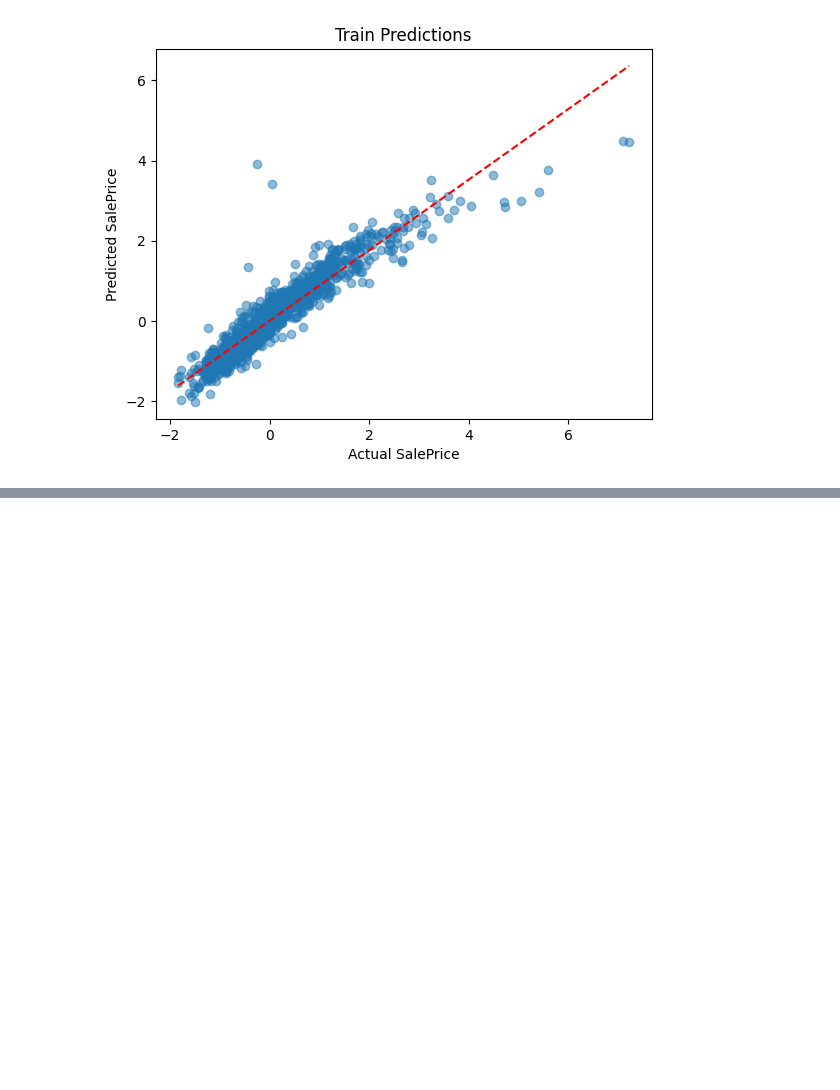
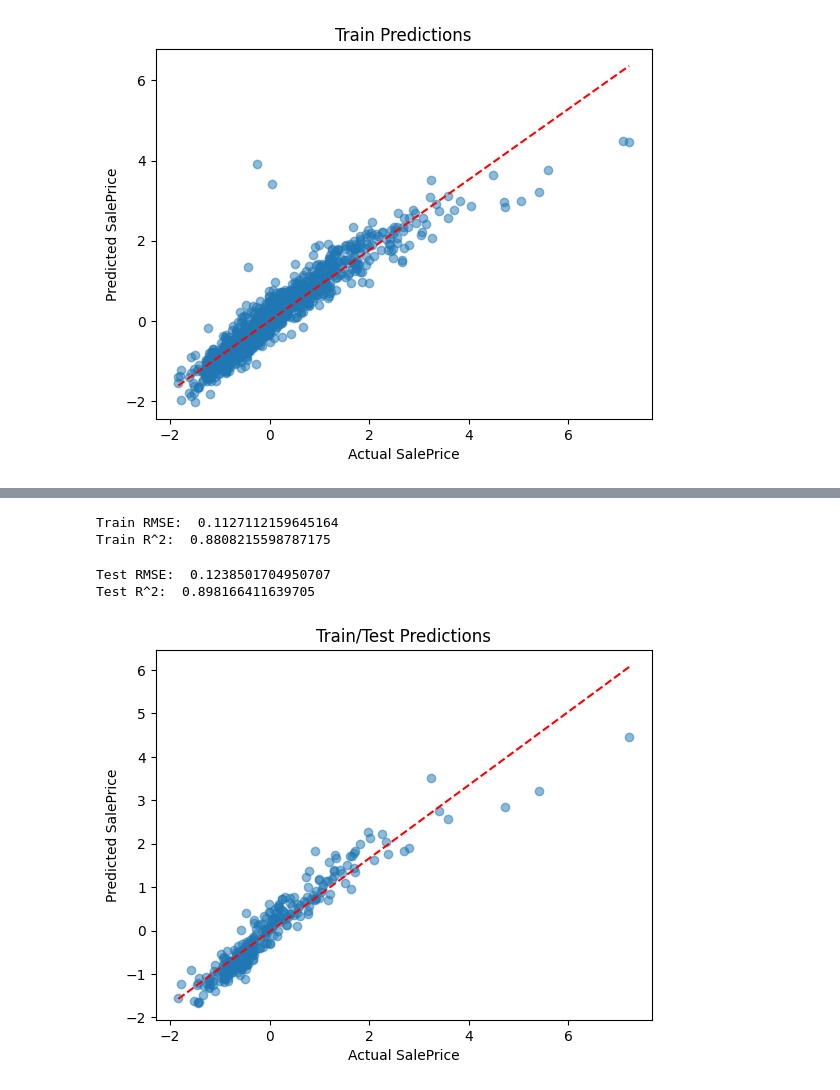
Before and after one commit to AnanyarajS/Machine_Learning_Projects, a Jupyter notebook: Linear_Regression_Model/linear_regression_model.ipynb, the cells around one changed output, grey strips where cells are left out. Saved outputs shown, nothing was run; the diff lists cells and outputs as text; code cells hidden in the pictures; blank space fills up the shorter version.

Commit message:
LR MODEL

```diff
--- a/Linear_Regression_Model/linear_regression_model.ipynb
+++ b/Linear_Regression_Model/linear_regression_model.ipynb
@@ -329,3 +329,6 @@ submission = pd.DataFrame({
     'SalePrice':y_test_pred
 })
 submission.to_csv('submission.csv', index=False)
+# %%
+from sklearn.model_selection import train_test_split
+x_tr, x_val, y_tr, y_val = train_test_split(x_train, y_train, test_size=0.2, random_state=42 )
@@ -331,0 +351,31 @@ submission.to_csv('submission.csv', index=False)
+# %%
+rmse_train2 = mean_squared_error(y_tr, y_pred_tr)
+r2_train2 = r2_score(y_tr, y_pred_tr)
+print("Train RMSE: ", rmse_train2)
+print("Train R^2: ", r2_train2)
+# %% [output]
+Train RMSE:  0.1127112159645164
+Train R^2:  0.8808215598787175
+# %%
+y_pred_test = x_val@w_final+b_final
+# %%
+rmse_test2 = mean_squared_error(y_val, y_pred_test)
+r2_test2 = r2_score(y_val, y_pred_test)
+print("Test RMSE: ", rmse_test2)
+print("Test R^2: ", r2_test2)
+# %% [output]
+Test RMSE:  0.1238501704950707
+Test R^2:  0.898166411639705
+# %%
+
+plt.scatter(y_val, y_pred_test, alpha=0.5)
+plt.xlabel("Actual SalePrice")
+plt.ylabel("Predicted SalePrice")
+plt.title("Train/Test Predictions")
+slope, intercept = np.polyfit(y_val, y_pred_test, 1)
+line_x = np.array([y_val.min(), y_val.max()])
+line_y = slope*line_x+intercept
+plt.plot(line_x, line_y, 'r--')
+plt.show()
+# %% [output]
+[figure, added]
```
Also changed, not shown: parts of 2 cells of this notebook.
